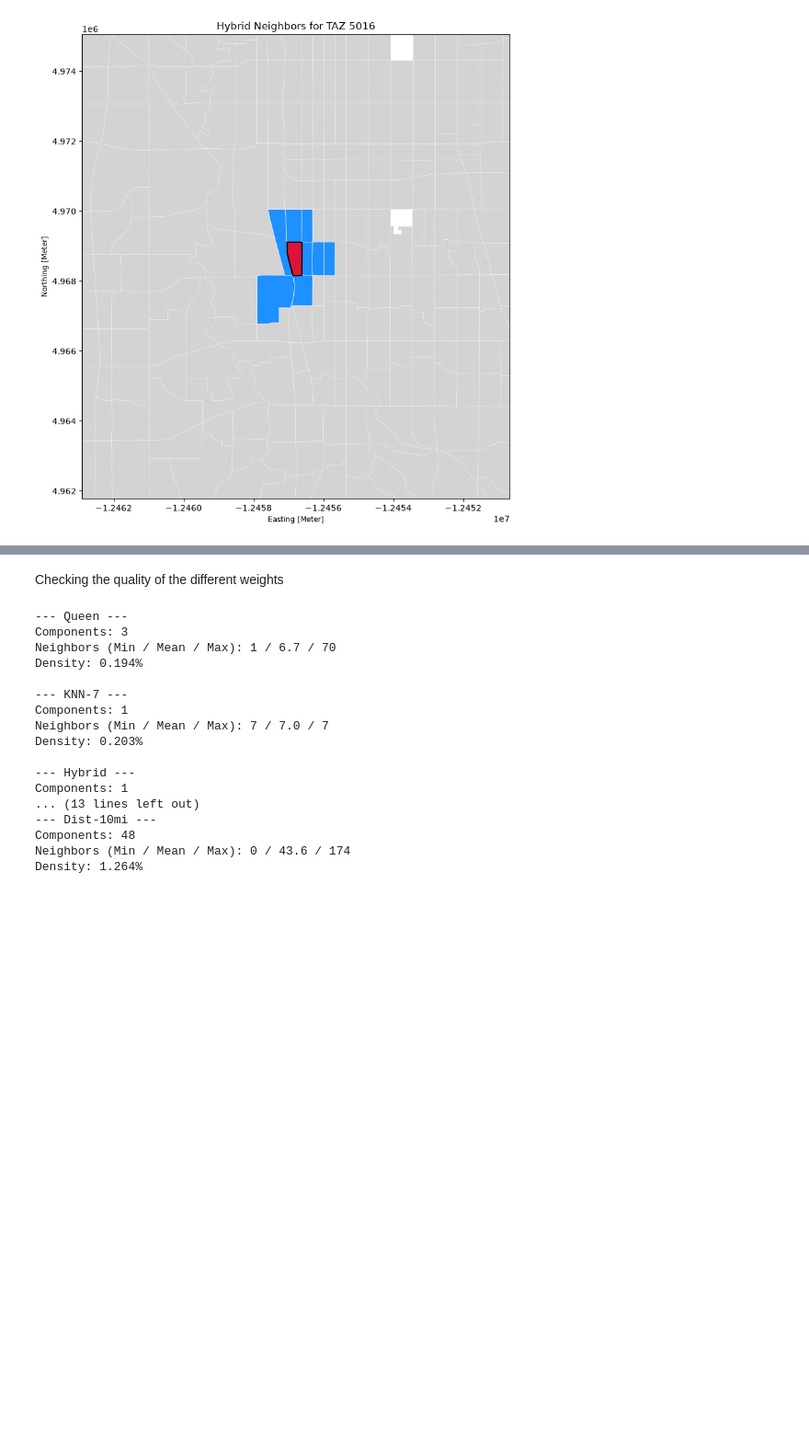
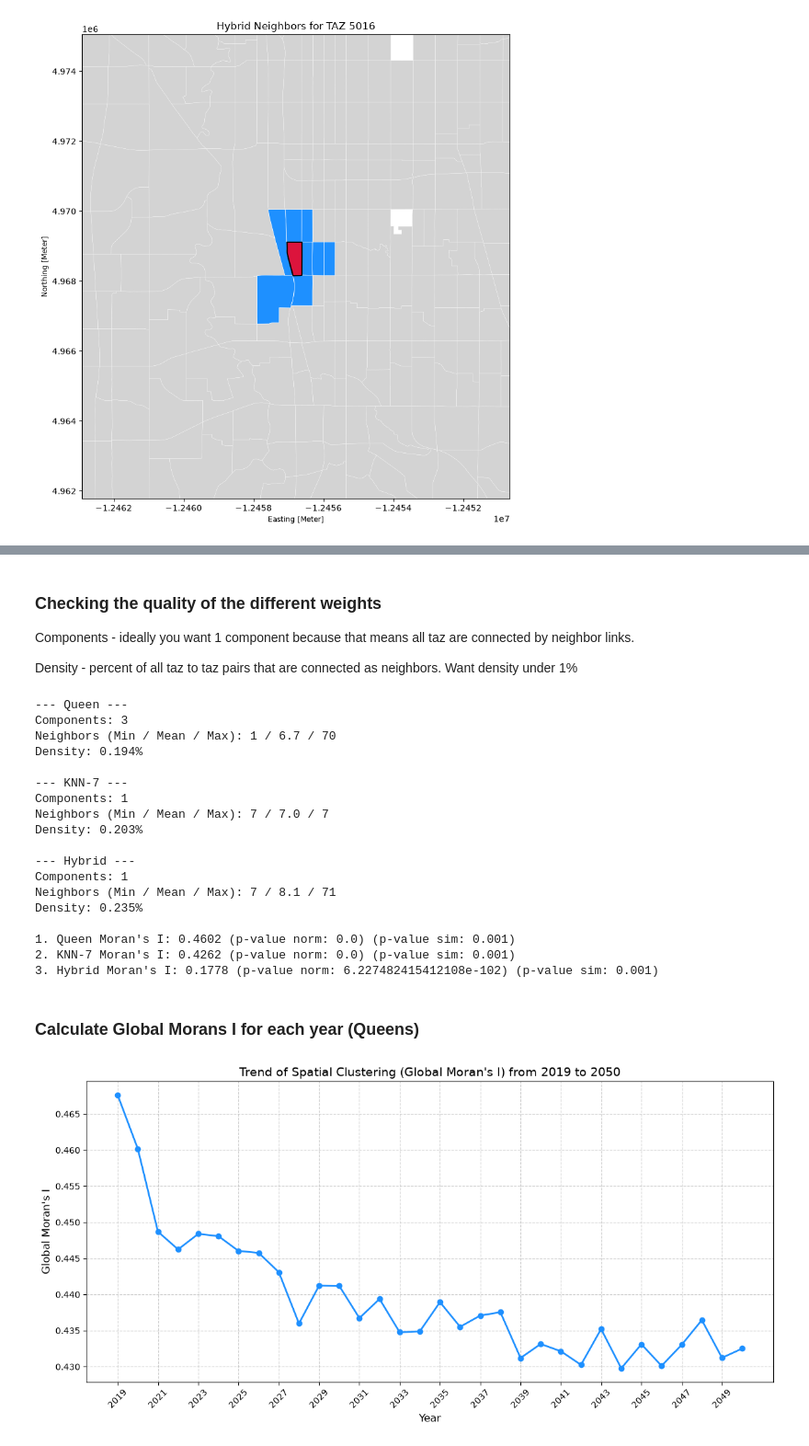
Before and after one commit to joanavarro2004/Code, a Jupyter notebook: Final Project Notebook.ipynb, the cells around one changed output, grey strips where cells are left out. Shown at 92% size. Saved outputs shown, nothing was run; the diff lists cells and outputs as text; code cells hidden in the pictures; blank space fills up the shorter version.

Commit message:
Added local morans I

```diff
--- a/Final Project Notebook.ipynb
+++ b/Final Project Notebook.ipynb
@@ -514,14 +356,15 @@ plt.show()
 # %% [markdown]
-Checking the quality of the different weights
+### Checking the quality of the different weights
+
+Components - ideally you want 1 component because that means all taz are connected by neighbor links.
+
+Density - percent of all taz to taz pairs that are connected as neighbors. Want density under 1%
 # %%
-# Create a dictionary of the weights objects you built
+
 weights_dict = {
     "Queen": w_queen,
     "KNN-7": w_knn7,
     "Hybrid": w_hybrid,
-    "Dist-3mi": decay_3,
-    "Dist-5mi": decay_5,
-    "Dist-10mi": decay_10
 }
 
 # Print the network topology stats for each
@@ -530,6 +373,13 @@ for name, w in weights_dict.items():
     print(f"Components: {w.n_components}")
     print(f"Neighbors (Min / Mean / Max): {w.min_neighbors} / {w.mean_neighbors:.1f} / {w.max_neighbors}")
     print(f"Density: {w.pct_nonzero:.3f}%\n")
+
+
+print( f"1. Queen Moran's I: {moran_queen.I:.4f} (p-value norm: {moran_queen.p_norm}) (p-value sim: {moran_queen.p_sim})")
+
+print(f"2. KNN-7 Moran's I: {moran_knn7.I:.4f} (p-value norm: {moran_knn7.p_norm}) (p-value sim: {moran_knn7.p_sim})")
+
+print(f"3. Hybrid Moran's I: {moran_hybrid.I:.4f} (p-value norm: {moran_hybrid.p_norm}) (p-value sim: {moran_hybrid.p_sim})")
 # %% [output]
 --- Queen ---
 Components: 3
@@ -543,8 +393,51 @@ Density: 0.203%
 
 --- Hybrid ---
 Components: 1
-... (13 lines left out)
---- Dist-10mi ---
-Components: 48
-Neighbors (Min / Mean / Max): 0 / 43.6 / 174
-Density: 1.264%
+Neighbors (Min / Mean / Max): 7 / 8.1 / 71
+Density: 0.235%
+
+1. Queen Moran's I: 0.4602 (p-value norm: 0.0) (p-value sim: 0.001)
+2. KNN-7 Moran's I: 0.4262 (p-value norm: 0.0) (p-value sim: 0.001)
+3. Hybrid Moran's I: 0.1778 (p-value norm: 6.227482415412108e-102) (p-value sim: 0.001)
+# %% [markdown]
+### Calculate Global Morans I for each year (Queens)
+# %%
+w_analysis = w_queen
+
+# 2. Set up empty lists to store the year and the corresponding Moran's I score
+years = list(range(2019, 2051))
+morans_i_scores = []
+p_values = []
+
+# 3. Loop through each year, calculate Moran's I, and store the results
+for year in years:
+    col_name = f"YEAR{year}"
+    y = score_gdf[col_name]
+
+    # Calculate Global Moran's I
+    mi = esda.moran.Moran(y, w_analysis)
+
+    # Append the results to our lists
+    morans_i_scores.append(mi.I)
+    p_values.append(mi.p_norm)
+
+# 4. Plot the timeline
+fig, ax = plt.subplots(figsize=(12, 6))
+
+# Plot the line with circular markers at each year
+ax.plot(years, morans_i_scores, marker='o', linestyle='-', color='dodgerblue', linewidth=2)
+
+# Formatting the chart
+ax.set_title("Trend of Spatial Clustering (Global Moran's I) from 2019 to 2050", fontsize=14)
+ax.set_xlabel("Year", fontsize=12)
+ax.set_ylabel("Global Moran's I", fontsize=12)
+
+# Add a grid and format the x-axis to show every other year clearly
+ax.grid(True, linestyle='--', alpha=0.6)
+ax.set_xticks(range(2019, 2051, 2))
+plt.xticks(rotation=45)
+
+plt.tight_layout()
+plt.show()
+# %% [output]
+[figure, added]
```
Also changed, not shown: parts of 18 cells of this notebook.
